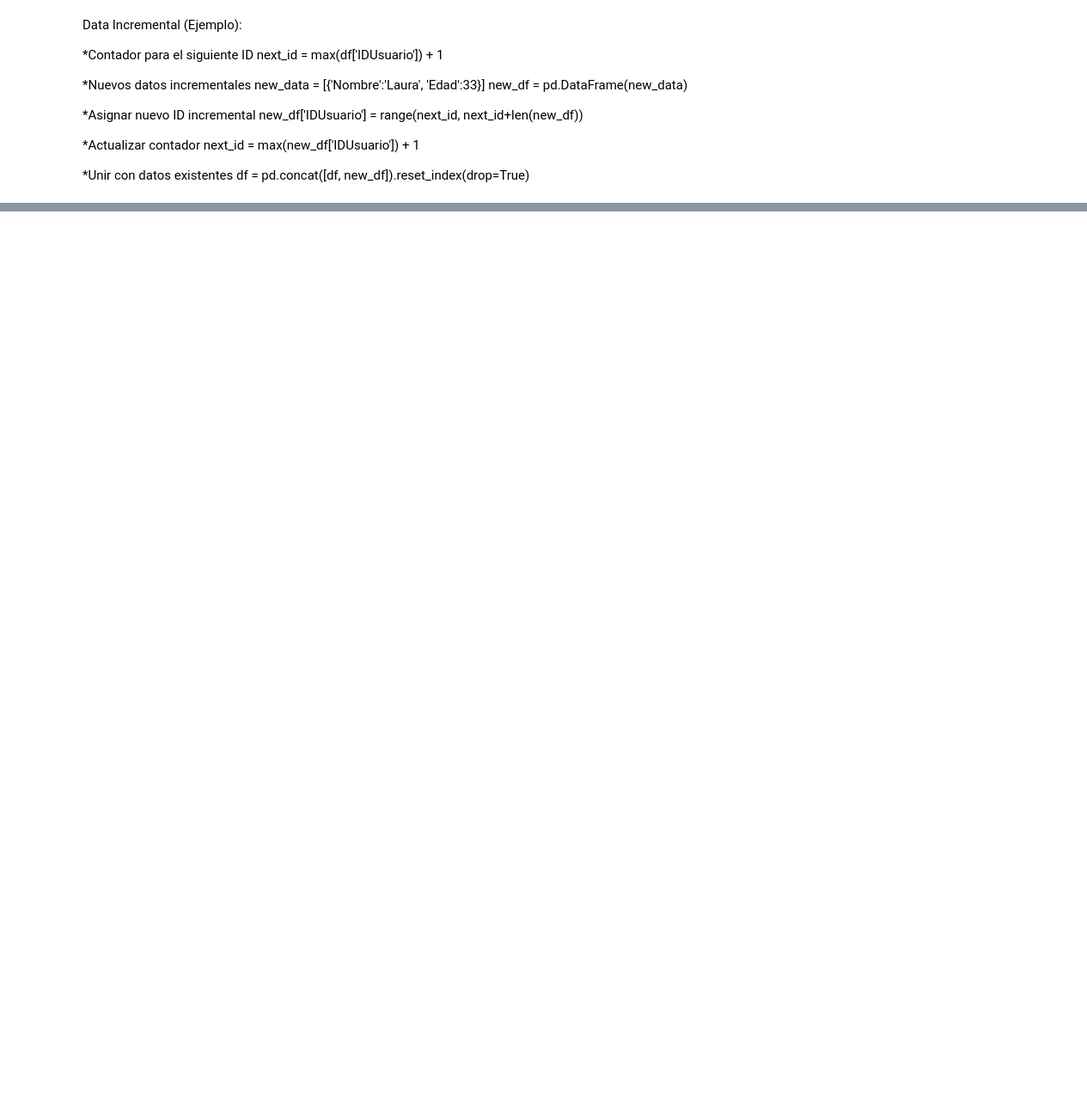
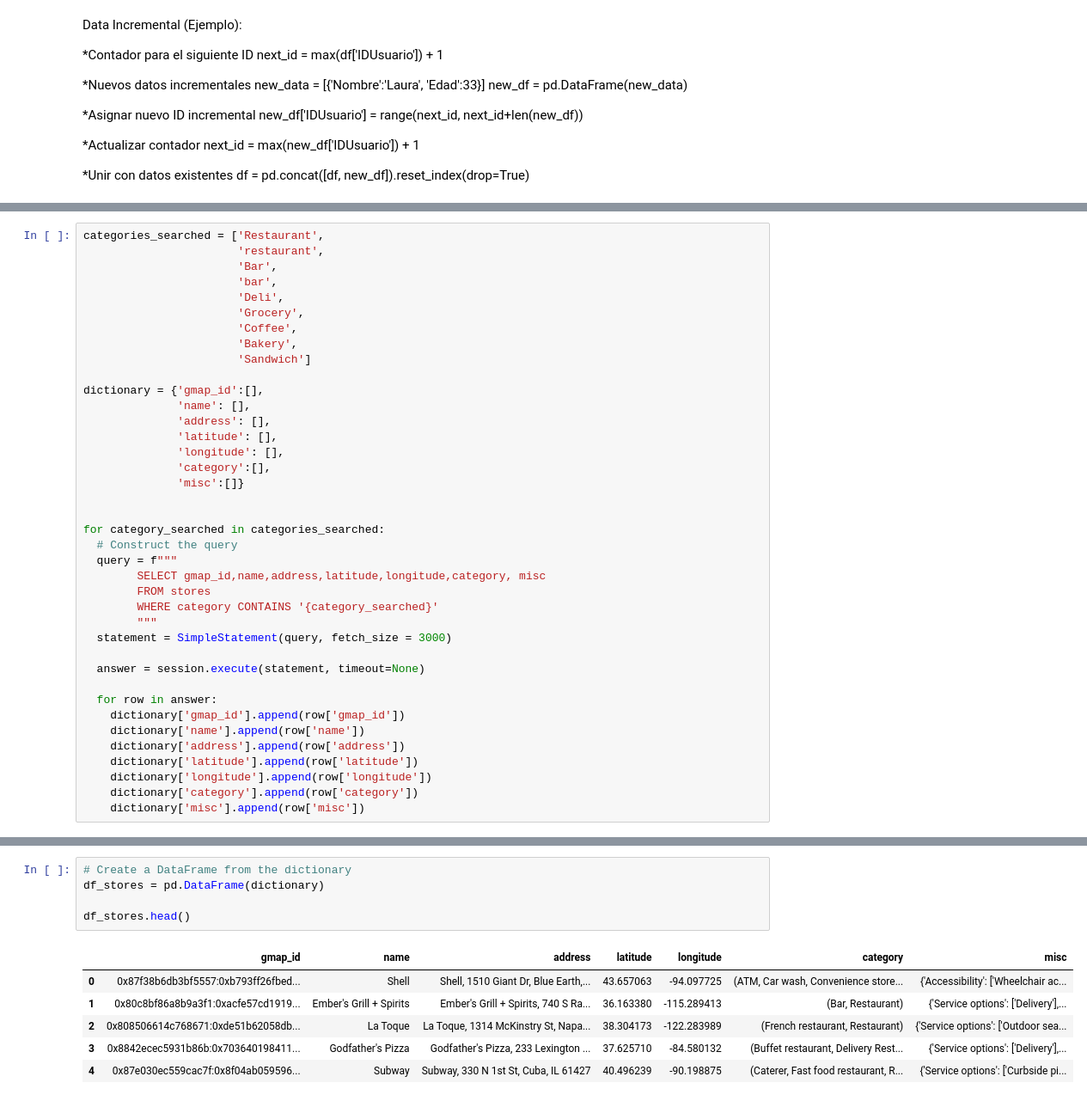
Before and after one commit to volpo/PG_YELP_GOOGLE_MAPS, a Jupyter notebook: Cassandra_SQL_DataPipeline/Cassandra_to_csv_reviews.ipynb, the cells around one changed output, grey strips where cells are left out. Shown: that part at 86% size. Cells and saved outputs as stored; diff of their text form; blank space fills up the shorter version.

Commit message:
First tables

```diff
--- a/Cassandra_SQL_DataPipeline/Cassandra_to_csv_reviews.ipynb
+++ b/Cassandra_SQL_DataPipeline/Cassandra_to_csv_reviews.ipynb
@@ -262,0 +217,39 @@ df = pd.concat([df, new_df]).reset_index(drop=True)
+# %%
+categories_searched = ['Restaurant',
+                       'restaurant',
+                       'Bar',
+                       'bar',
+                       'Deli',
+                       'Grocery',
+                       'Coffee',
+                       'Bakery',
+                       'Sandwich']
+
+dictionary = {'gmap_id':[],
+              'name': [],
+              'address': [],
+              'latitude': [],
+              'longitude': [],
+              'category':[],
+              'misc':[]}
+
+
+for category_searched in categories_searched:
+  # Construct the query
+  query = f"""
+        SELECT gmap_id,name,address,latitude,longitude,category, misc
+        FROM stores
+        WHERE category CONTAINS '{category_searched}'
+        """
+  statement = SimpleStatement(query, fetch_size = 3000)
+
+  answer = session.execute(statement, timeout=None)
+
+  for row in answer:
+    dictionary['gmap_id'].append(row['gmap_id'])
+    dictionary['name'].append(row['name'])
+    dictionary['address'].append(row['address'])
+    dictionary['latitude'].append(row['latitude'])
+    dictionary['longitude'].append(row['longitude'])
+    dictionary['category'].append(row['category'])
+    dictionary['misc'].append(row['misc'])
@@ -262,0 +274,12 @@ df = pd.concat([df, new_df]).reset_index(drop=True)
+# %%
+# Create a DataFrame from the dictionary
+df_stores = pd.DataFrame(dictionary)
+
+df_stores.head()
+# %% [output]
+|  | gmap_id | name | address | latitude | longitude | category | misc |
+| 0 | 0x87f38b6db3bf5557:0xb793ff26fbed... | Shell | Shell, 1510 Giant Dr, Blue Earth,... | 43.657063 | -94.097725 | (ATM, Car wash, Convenience store... | {'Accessibility': ['Wheelchair ac... |
+| 1 | 0x80c8bf86a8b9a3f1:0xacfe57cd1919... | Ember's Grill + Spirits | Ember's Grill + Spirits, 740 S Ra... | 36.163380 | -115.289413 | (Bar, Restaurant) | {'Service options': ['Delivery'],... |
+| 2 | 0x808506614c768671:0xde51b62058db... | La Toque | La Toque, 1314 McKinstry St, Napa... | 38.304173 | -122.283989 | (French restaurant, Restaurant) | {'Service options': ['Outdoor sea... |
+| 3 | 0x8842ecec5931b86b:0x703640198411... | Godfather's Pizza | Godfather's Pizza, 233 Lexington ... | 37.625710 | -84.580132 | (Buffet restaurant, Delivery Rest... | {'Service options': ['Delivery'],... |
+| 4 | 0x87e030ec559cac7f:0x8f04ab059596... | Subway | Subway, 330 N 1st St, Cuba, IL 61427 | 40.496239 | -90.198875 | (Caterer, Fast food restaurant, R... | {'Service options': ['Curbside pi... |
```
Also changed, not shown: parts of 27 cells of this notebook.
